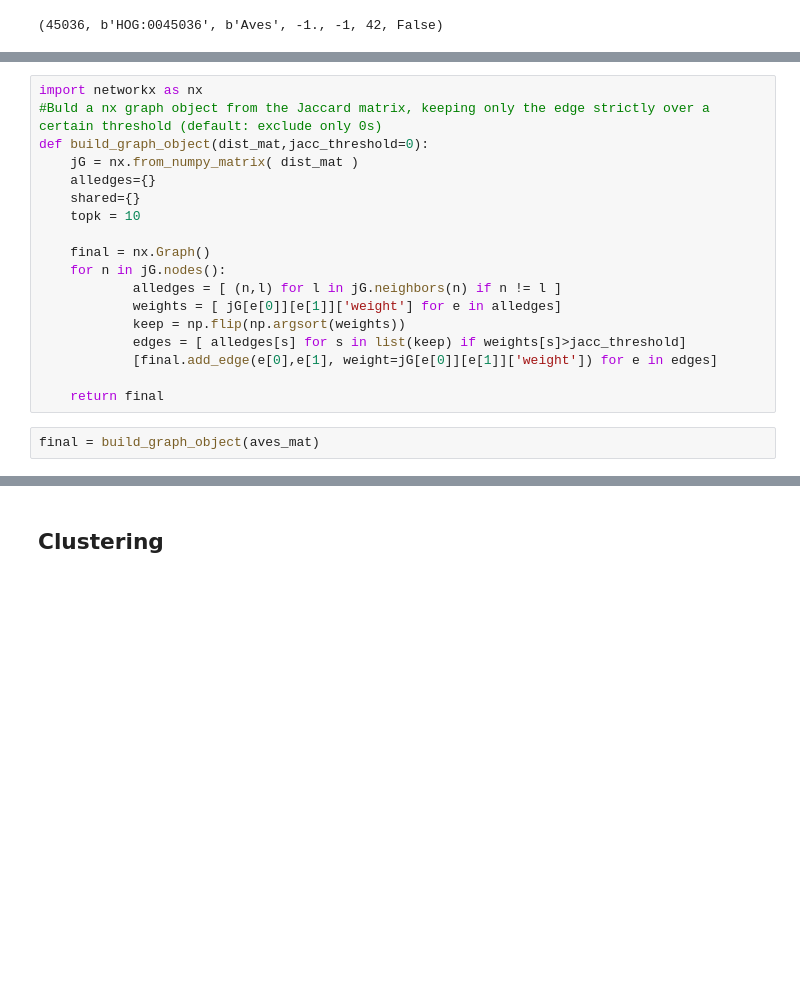
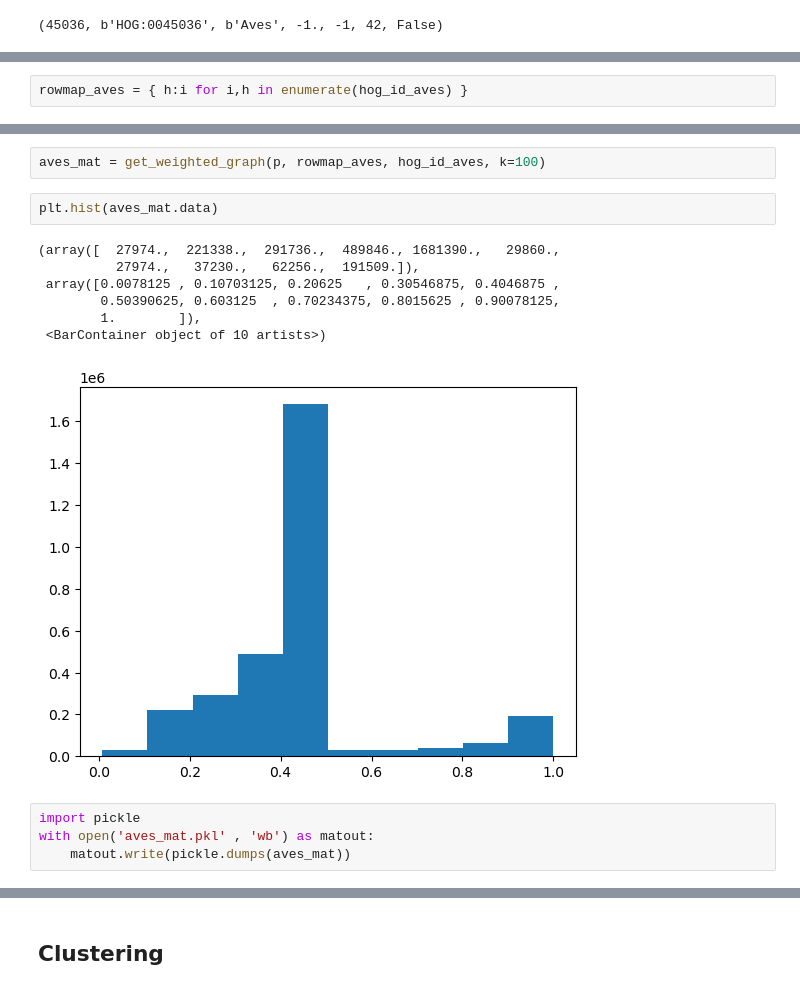
Before and after one commit to DessimozLab/HogProf, a Jupyter notebook: src/HogProf/notebooks/PhylogeneticGraphAnalysis.ipynb, the cells around one changed output, grey strips where cells are left out. Cells and saved outputs as stored; diff of their text form; blank space fills up the shorter version.

```diff
--- a/src/HogProf/notebooks/PhylogeneticGraphAnalysis.ipynb
+++ b/src/HogProf/notebooks/PhylogeneticGraphAnalysis.ipynb
@@ -101,4 +98,6 @@ hog_id_aves = [int(x[0]) for x in p.db_obj.get_all_hogs_at_level('Aves')]
 # %% [output]
 Cannot load Hogs_per_Level. extracting from main table. SLOW!
+# %%
+rowmap_aves = { h:i for i,h in enumerate(hog_id_aves) }
 # %%
 hog_id_aves[10]
@@ -135,20 +137,16 @@ def get_weighted_graph(profiler, hog_ids, k=100):
-# %%
-import networkx as nx
-#Buld a nx graph object from the Jaccard matrix, keeping only the edge strictly over a certain threshold (default: exclude only 0s)
-def build_graph_object(dist_mat,jacc_threshold=0):
-    jG = nx.from_numpy_matrix( dist_mat )
-    alledges={}
-    shared={}
-    topk = 10
-
-    final = nx.Graph()
-    for n in jG.nodes():
-            alledges = [ (n,l) for l in jG.neighbors(n) if n != l ]
-            weights = [ jG[e[0]][e[1]]['weight'] for e in alledges]
-            keep = np.flip(np.argsort(weights))
-            edges = [ alledges[s] for s in list(keep) if weights[s]>jacc_threshold]
-            [final.add_edge(e[0],e[1], weight=jG[e[0]][e[1]]['weight']) for e in edges]
-
-    return final
-# %%
-final = build_graph_object(aves_mat)
+# %%
+aves_mat = get_weighted_graph(p, rowmap_aves, hog_id_aves, k=100)
+# %%
+plt.hist(aves_mat.data)
+# %% [output]
+(array([  27974.,  221338.,  291736.,  489846., 1681390.,   29860.,
+          27974.,   37230.,   62256.,  191509.]),
+ array([0.0078125 , 0.10703125, 0.20625   , 0.30546875, 0.4046875 ,
+        0.50390625, 0.603125  , 0.70234375, 0.8015625 , 0.90078125,
+        1.        ]),
+ <BarContainer object of 10 artists>)
+[figure, added]
+# %%
+import pickle
+with open('aves_mat.pkl' , 'wb') as matout:
+    matout.write(pickle.dumps(aves_mat))
```
Also changed, not shown: parts of 12 cells of this notebook, 1 other file.
